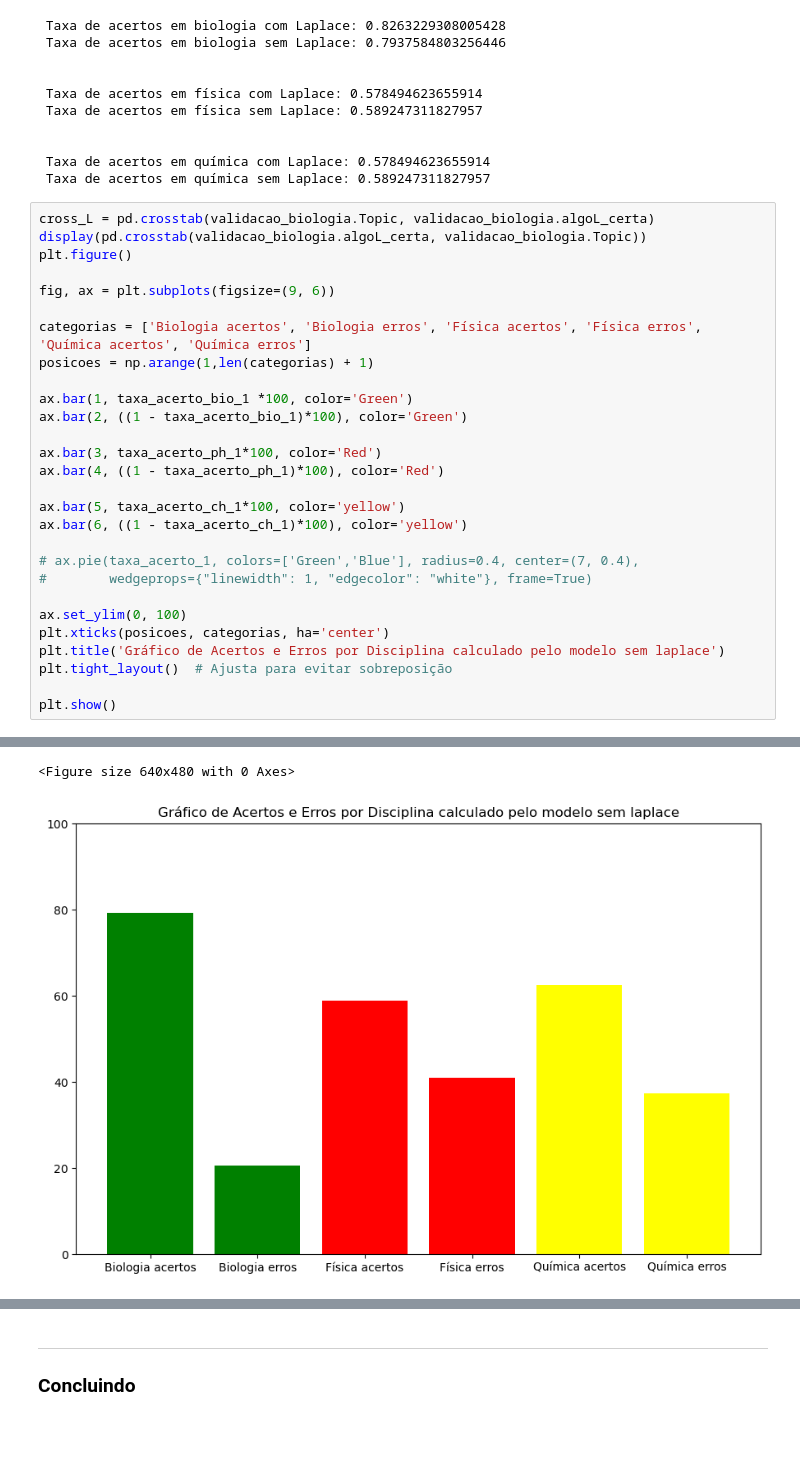
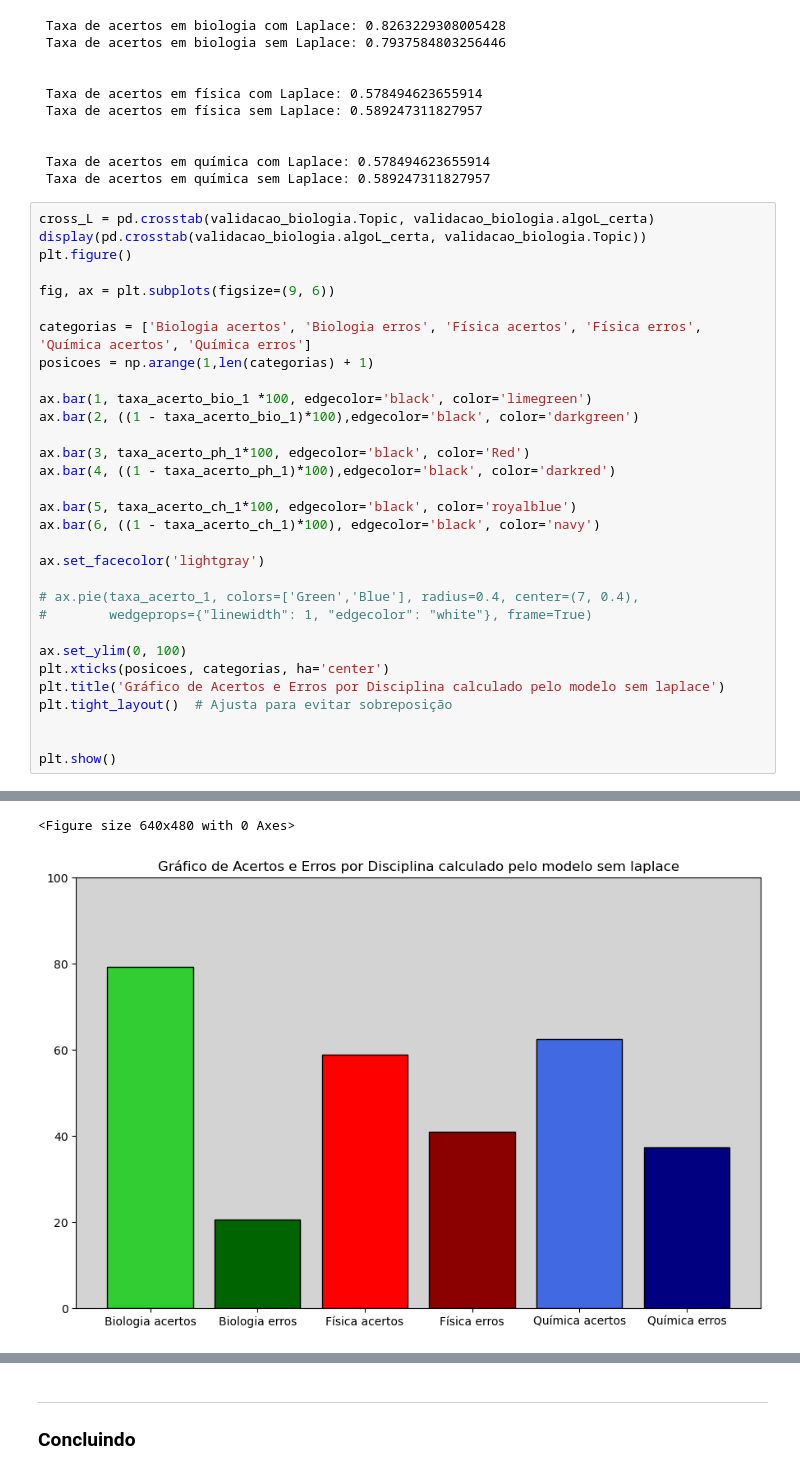
Before and after one commit to Danilo-C-Ramos/C-Dados-Grupo-1, a Jupyter notebook: Projeto1 Template.ipynb, the cells around one changed output, grey strips where cells are left out. Saved outputs shown, nothing was run; the diff lists cells and outputs as text; blank space fills up the shorter version.

```diff
--- a/Projeto1 Template.ipynb
+++ b/Projeto1 Template.ipynb
@@ -432,35 +432,38 @@ print(f' Taxa de acertos em química com Laplace: {taxa_acerto_ph_L}','\n', f'Ta
 # %%
 cross_L = pd.crosstab(validacao_biologia.Topic, validacao_biologia.algoL_certa)
 display(pd.crosstab(validacao_biologia.algoL_certa, validacao_biologia.Topic))
 plt.figure()
 
 fig, ax = plt.subplots(figsize=(9, 6))
 
 categorias = ['Biologia acertos', 'Biologia erros', 'Física acertos', 'Física erros', 'Química acertos', 'Química erros']
 posicoes = np.arange(1,len(categorias) + 1)
 
-ax.bar(1, taxa_acerto_bio_1 *100, color='Green')
-ax.bar(2, ((1 - taxa_acerto_bio_1)*100), color='Green')
+ax.bar(1, taxa_acerto_bio_1 *100, edgecolor='black', color='limegreen')
+ax.bar(2, ((1 - taxa_acerto_bio_1)*100),edgecolor='black', color='darkgreen')
 
-ax.bar(3, taxa_acerto_ph_1*100, color='Red')
-ax.bar(4, ((1 - taxa_acerto_ph_1)*100), color='Red')
+ax.bar(3, taxa_acerto_ph_1*100, edgecolor='black', color='Red')
+ax.bar(4, ((1 - taxa_acerto_ph_1)*100),edgecolor='black', color='darkred')
 
-ax.bar(5, taxa_acerto_ch_1*100, color='yellow')
-ax.bar(6, ((1 - taxa_acerto_ch_1)*100), color='yellow')
+ax.bar(5, taxa_acerto_ch_1*100, edgecolor='black', color='royalblue')
+ax.bar(6, ((1 - taxa_acerto_ch_1)*100), edgecolor='black', color='navy')
+
+ax.set_facecolor('lightgray')
 
 # ax.pie(taxa_acerto_1, colors=['Green','Blue'], radius=0.4, center=(7, 0.4),
 #        wedgeprops={"linewidth": 1, "edgecolor": "white"}, frame=True)
 
 ax.set_ylim(0, 100)
 plt.xticks(posicoes, categorias, ha='center')
 plt.title('Gráfico de Acertos e Erros por Disciplina calculado pelo modelo sem laplace')
 plt.tight_layout()  # Ajusta para evitar sobreposição
 
+
 plt.show()
 # %% [output]
 | Topic | Biology |
 | algoL_certa |  |
 | False | 128 |
 | True | 609 |
 <Figure size 640x480 with 0 Axes>
-[figure, old version]
+[figure, new version]
```
Also changed, not shown: parts of 2 cells of this notebook.
